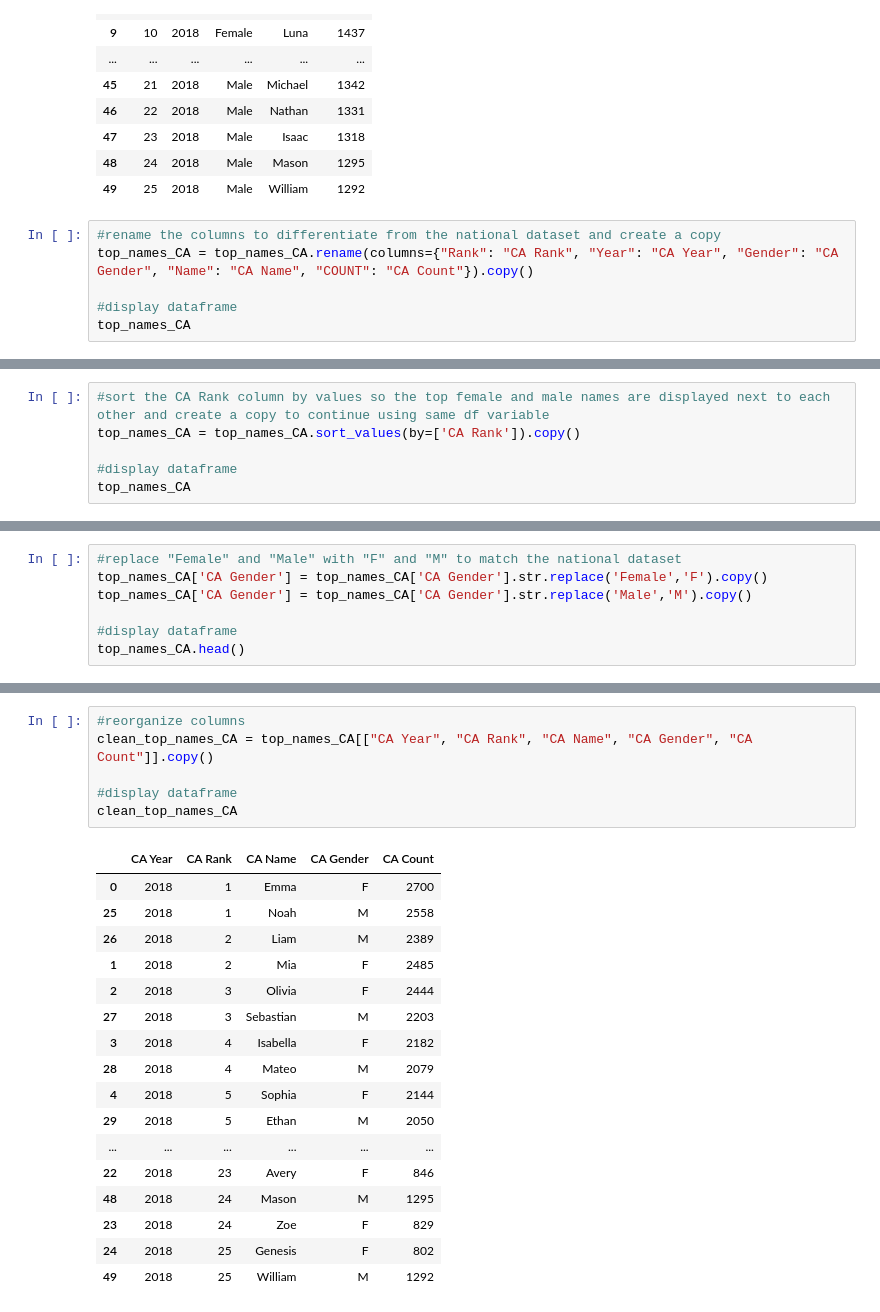
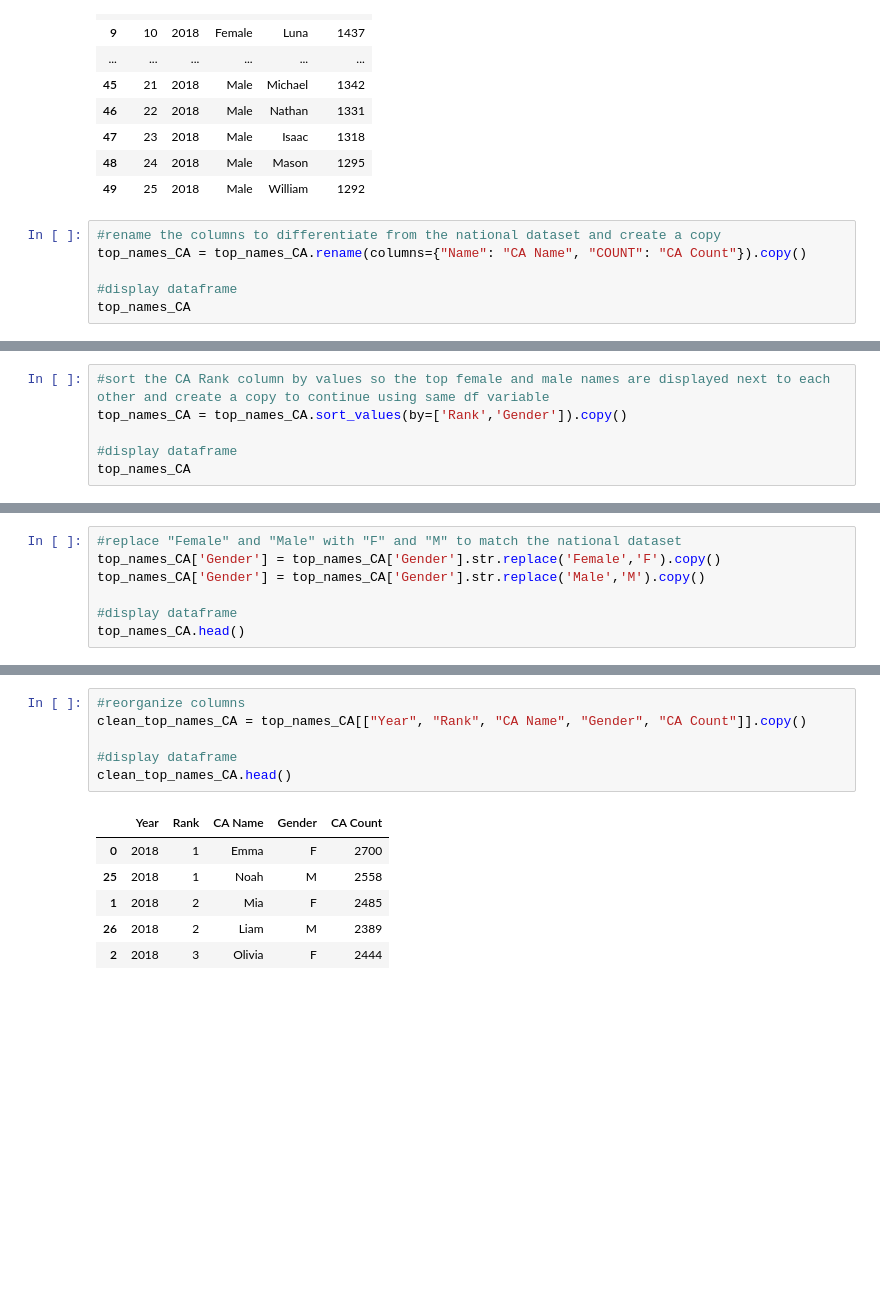
Before and after one commit to teresaflicek/Baby-Names-ETL, a Jupyter notebook: Baby_Names.ipynb, the cells around one changed output, grey strips where cells are left out. Drawn from its saved outputs; the diff is of its cells as text; blank space fills up the shorter version.

Commit message:
even more cleaning

```diff
--- a/Baby_Names.ipynb
+++ b/Baby_Names.ipynb
@@ -153,7 +174,7 @@ See the caveats in the documentation: https://pandas.pydata.org/pandas-docs/stab
 | 49 | 25 | 2018 | Male | William | 1292 |
 # %%
 #rename the columns to differentiate from the national dataset and create a copy
-top_names_CA = top_names_CA.rename(columns={"Rank": "CA Rank", "Year": "CA Year", "Gender": "CA Gender", "Name": "CA Name", "COUNT": "CA Count"}).copy()
+top_names_CA = top_names_CA.rename(columns={"Name": "CA Name", "COUNT": "CA Count"}).copy()
 
 #display dataframe
 top_names_CA
@@ -177,7 +198,7 @@ top_names_CA
 | 49 | 25 | 2018 | Male | William | 1292 |
 # %%
 #sort the CA Rank column by values so the top female and male names are displayed next to each other and create a copy to continue using same df variable
-top_names_CA = top_names_CA.sort_values(by=['CA Rank']).copy()
+top_names_CA = top_names_CA.sort_values(by=['Rank','Gender']).copy()
 
 #display dataframe
 top_names_CA
@@ -201,8 +222,8 @@ top_names_CA
 | 49 | 25 | 2018 | Male | William | 1292 |
 # %%
 #replace "Female" and "Male" with "F" and "M" to match the national dataset
-top_names_CA['CA Gender'] = top_names_CA['CA Gender'].str.replace('Female','F').copy()
-top_names_CA['CA Gender'] = top_names_CA['CA Gender'].str.replace('Male','M').copy()
+top_names_CA['Gender'] = top_names_CA['Gender'].str.replace('Female','F').copy()
+top_names_CA['Gender'] = top_names_CA['Gender'].str.replace('Male','M').copy()
 
 #display dataframe
 top_names_CA.head()
@@ -215,25 +236,14 @@ top_names_CA.head()
 | 2 | 3 | 2018 | F | Olivia | 2444 |
 # %%
 #reorganize columns
-clean_top_names_CA = top_names_CA[["CA Year", "CA Rank", "CA Name", "CA Gender", "CA Count"]].copy()
+clean_top_names_CA = top_names_CA[["Year", "Rank", "CA Name", "Gender", "CA Count"]].copy()
 
 #display dataframe
-clean_top_names_CA
+clean_top_names_CA.head()
 # %% [output]
-|  | CA Year | CA Rank | CA Name | CA Gender | CA Count |
+|  | Year | Rank | CA Name | Gender | CA Count |
 | 0 | 2018 | 1 | Emma | F | 2700 |
 | 25 | 2018 | 1 | Noah | M | 2558 |
+| 1 | 2018 | 2 | Mia | F | 2485 |
 | 26 | 2018 | 2 | Liam | M | 2389 |
-| 1 | 2018 | 2 | Mia | F | 2485 |
 | 2 | 2018 | 3 | Olivia | F | 2444 |
-| 27 | 2018 | 3 | Sebastian | M | 2203 |
-| 3 | 2018 | 4 | Isabella | F | 2182 |
-| 28 | 2018 | 4 | Mateo | M | 2079 |
-| 4 | 2018 | 5 | Sophia | F | 2144 |
-| 29 | 2018 | 5 | Ethan | M | 2050 |
-| ... | ... | ... | ... | ... | ... |
-| 22 | 2018 | 23 | Avery | F | 846 |
-| 48 | 2018 | 24 | Mason | M | 1295 |
-| 23 | 2018 | 24 | Zoe | F | 829 |
-| 24 | 2018 | 25 | Genesis | F | 802 |
-| 49 | 2018 | 25 | William | M | 1292 |
```
Also changed, not shown: parts of 13 cells of this notebook.
